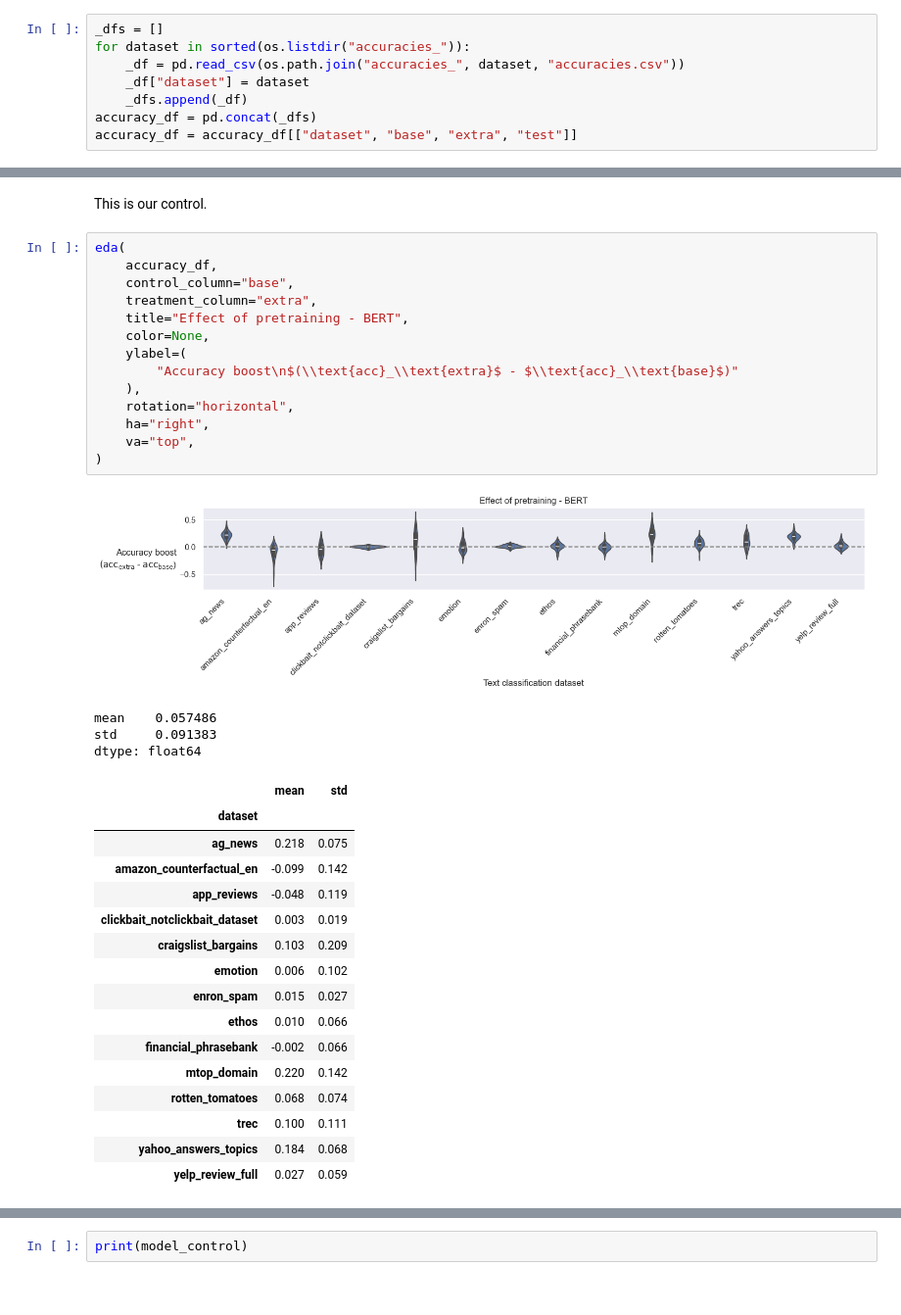
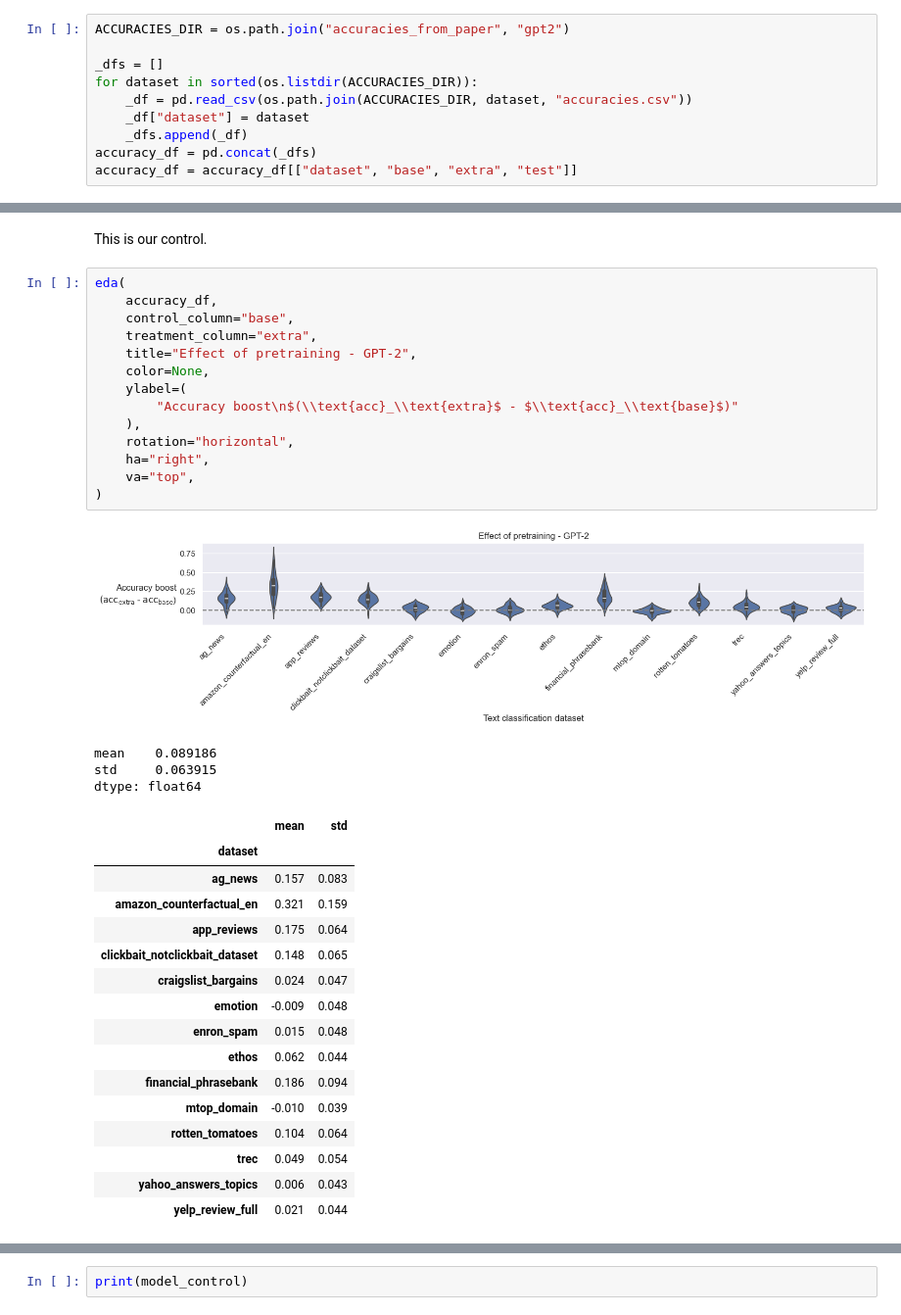
Before and after one commit to kddubey/pretrain-on-test, a Jupyter notebook: meta_analysis.ipynb, the cells around one changed output, grey strips where cells are left out. Shown at 98% size. Drawn from its saved outputs; the diff is of its cells as text.

```diff
--- a/meta_analysis.ipynb
+++ b/meta_analysis.ipynb
@@ -26,9 +26,11 @@ sns.set_theme(style="darkgrid")
 # %% [markdown]
 # Load data
 # %%
+ACCURACIES_DIR = os.path.join("accuracies_from_paper", "gpt2")
+
 _dfs = []
-for dataset in sorted(os.listdir("accuracies_")):
-    _df = pd.read_csv(os.path.join("accuracies_", dataset, "accuracies.csv"))
+for dataset in sorted(os.listdir(ACCURACIES_DIR)):
+    _df = pd.read_csv(os.path.join(ACCURACIES_DIR, dataset, "accuracies.csv"))
     _df["dataset"] = dataset
     _dfs.append(_df)
 accuracy_df = pd.concat(_dfs)
@@ -160,38 +162,38 @@ This is our control.
 # %%
 eda(
     accuracy_df,
     control_column="base",
     treatment_column="extra",
-    title="Effect of pretraining - BERT",
+    title="Effect of pretraining - GPT-2",
     color=None,
     ylabel=(
         "Accuracy boost\n$(\\text{acc}_\\text{extra}$ - $\\text{acc}_\\text{base}$)"
     ),
     rotation="horizontal",
     ha="right",
     va="top",
 )
 # %% [output]
-[figure, old version]
+[figure, new version]
-mean    0.057486
-std     0.091383
+mean    0.089186
+std     0.063915
 dtype: float64
 |  | mean | std |
 | dataset |  |  |
-| ag_news | 0.218 | 0.075 |
-| amazon_counterfactual_en | -0.099 | 0.142 |
-| app_reviews | -0.048 | 0.119 |
-| clickbait_notclickbait_dataset | 0.003 | 0.019 |
-| craigslist_bargains | 0.103 | 0.209 |
-| emotion | 0.006 | 0.102 |
-| enron_spam | 0.015 | 0.027 |
-| ethos | 0.010 | 0.066 |
-| financial_phrasebank | -0.002 | 0.066 |
-| mtop_domain | 0.220 | 0.142 |
-| rotten_tomatoes | 0.068 | 0.074 |
-| trec | 0.100 | 0.111 |
-| yahoo_answers_topics | 0.184 | 0.068 |
-| yelp_review_full | 0.027 | 0.059 |
+| ag_news | 0.157 | 0.083 |
+| amazon_counterfactual_en | 0.321 | 0.159 |
+| app_reviews | 0.175 | 0.064 |
+| clickbait_notclickbait_dataset | 0.148 | 0.065 |
+| craigslist_bargains | 0.024 | 0.047 |
+| emotion | -0.009 | 0.048 |
+| enron_spam | 0.015 | 0.048 |
+| ethos | 0.062 | 0.044 |
+| financial_phrasebank | 0.186 | 0.094 |
+| mtop_domain | -0.010 | 0.039 |
+| rotten_tomatoes | 0.104 | 0.064 |
+| trec | 0.049 | 0.054 |
+| yahoo_answers_topics | 0.006 | 0.043 |
+| yelp_review_full | 0.021 | 0.044 |
 # %%
 model_control, summary_control = model(
     num_correct_df, control_column="base", treatment_column="extra"
```
Also changed, not shown: parts of 6 cells of this notebook, 2 other files.
